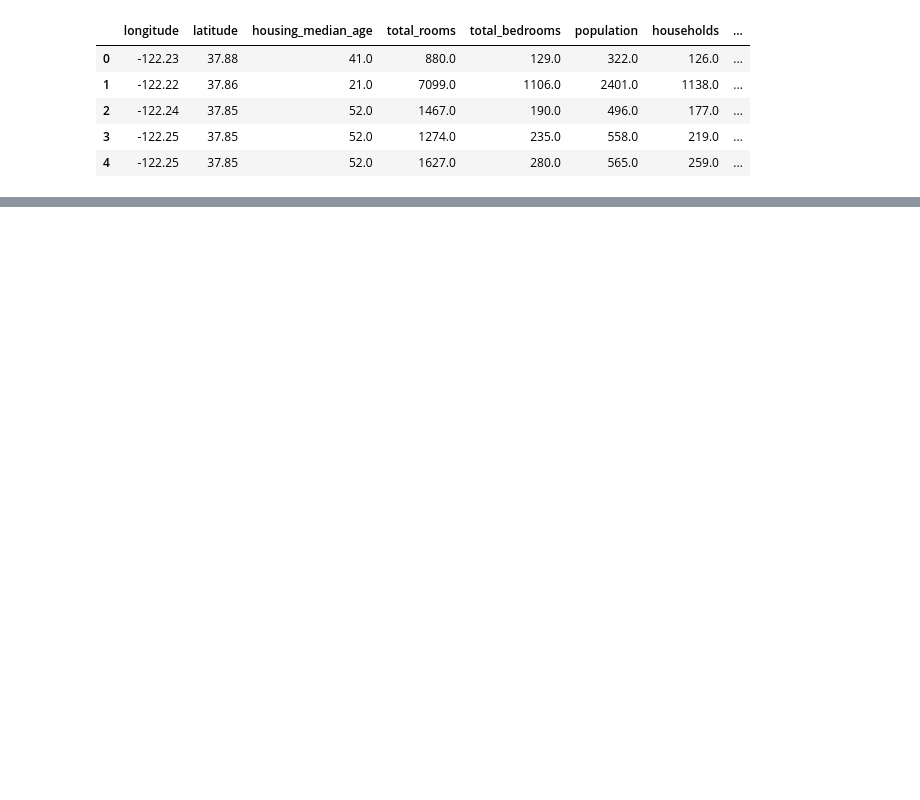
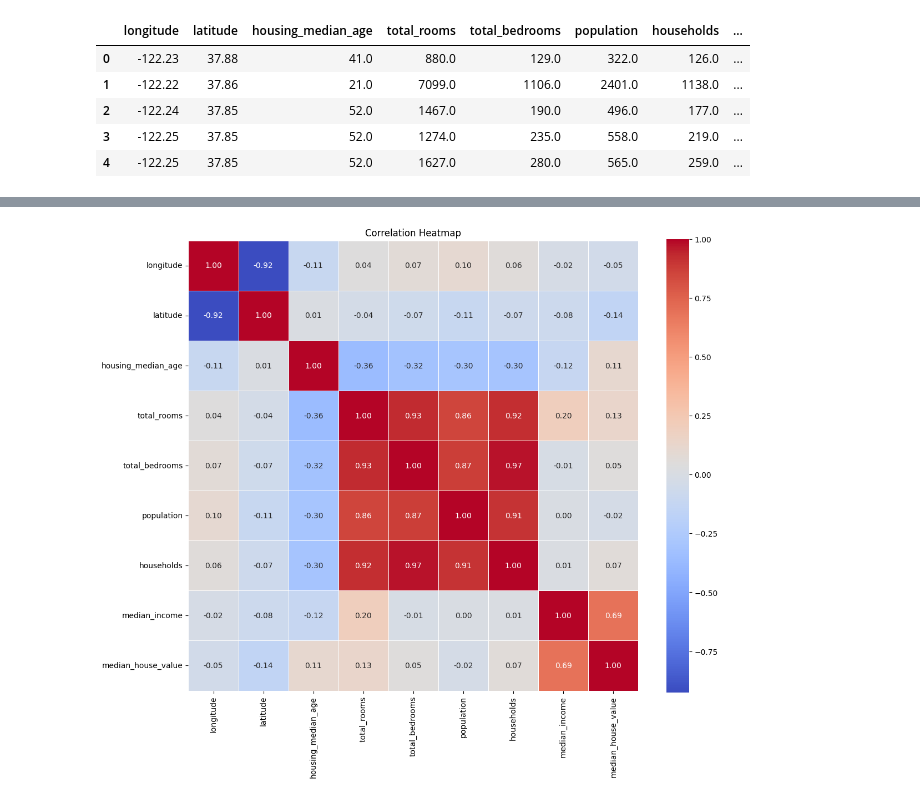
Before and after one commit to nouralahmad89-crypto/Statistiska-metoder-Nour-Alahmad, a Jupyter notebook: Laboration_Statistiska_Metoder/labb.ipynb, the cells around one changed output, grey strips where cells are left out. Drawn from its saved outputs; the diff is of its cells as text; code cells hidden in the pictures; blank space fills up the shorter version.

```diff
--- a/Laboration_Statistiska_Metoder/labb.ipynb
+++ b/Laboration_Statistiska_Metoder/labb.ipynb
@@ -54,0 +71,21 @@ Som förklarande variabler har `median_income`, `housing_median_age` och `popula
+# %%
+import matplotlib.pyplot as plt
+import seaborn as sns
+
+# Ta bara numeriska kolumner
+corr = df.select_dtypes(include='number').corr()
+
+plt.figure(figsize=(12, 10))
+sns.heatmap(
+    corr,
+    annot=True,
+    fmt=".2f",
+    cmap="coolwarm",
+    square=True,
+    linewidths=0.5
+)
+
+plt.title("Correlation Heatmap")
+plt.tight_layout()
+# %% [output]
+[figure, added]
```
Also changed, not shown: parts of 31 cells of this notebook, 1 other file.
